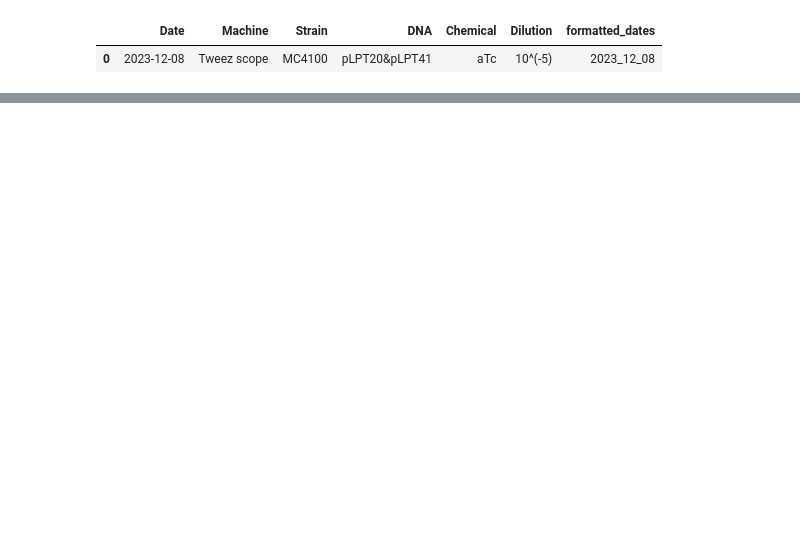
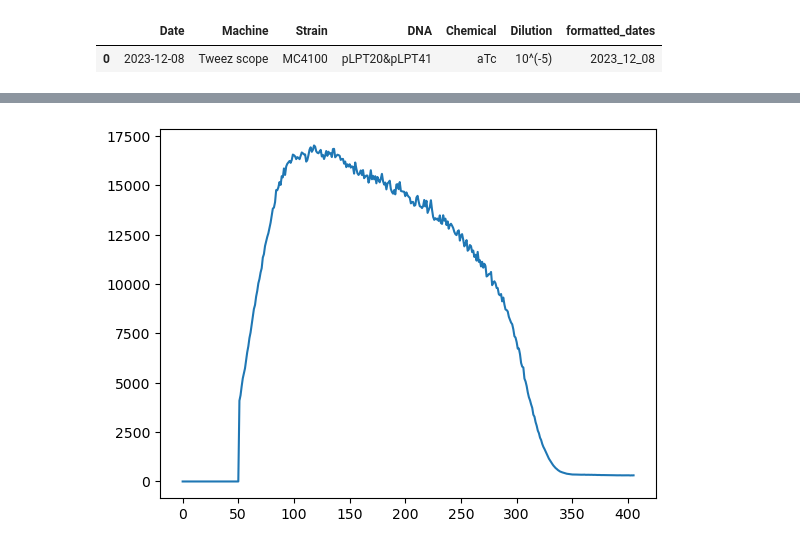
Before and after one commit to RudgeLab/popdyn, a Jupyter notebook: Notebooks/Chapter 3 - a. Mean fluo.ipynb, the cells around one changed output, grey strips where cells are left out. Cells and saved outputs as stored; diff of their text form; code cells hidden in the pictures; blank space fills up the shorter version.

```diff
--- a/Notebooks/Chapter 3 - a. Mean fluo.ipynb
+++ b/Notebooks/Chapter 3 - a. Mean fluo.ipynb
@@ -195,0 +332,5 @@ Pos 1
+# %%
+plt.plot(mean[:,1])
+plt.show()
+# %% [output]
+[figure, added]
```
Also changed, not shown: parts of 17 cells of this notebook, 11 other files.
